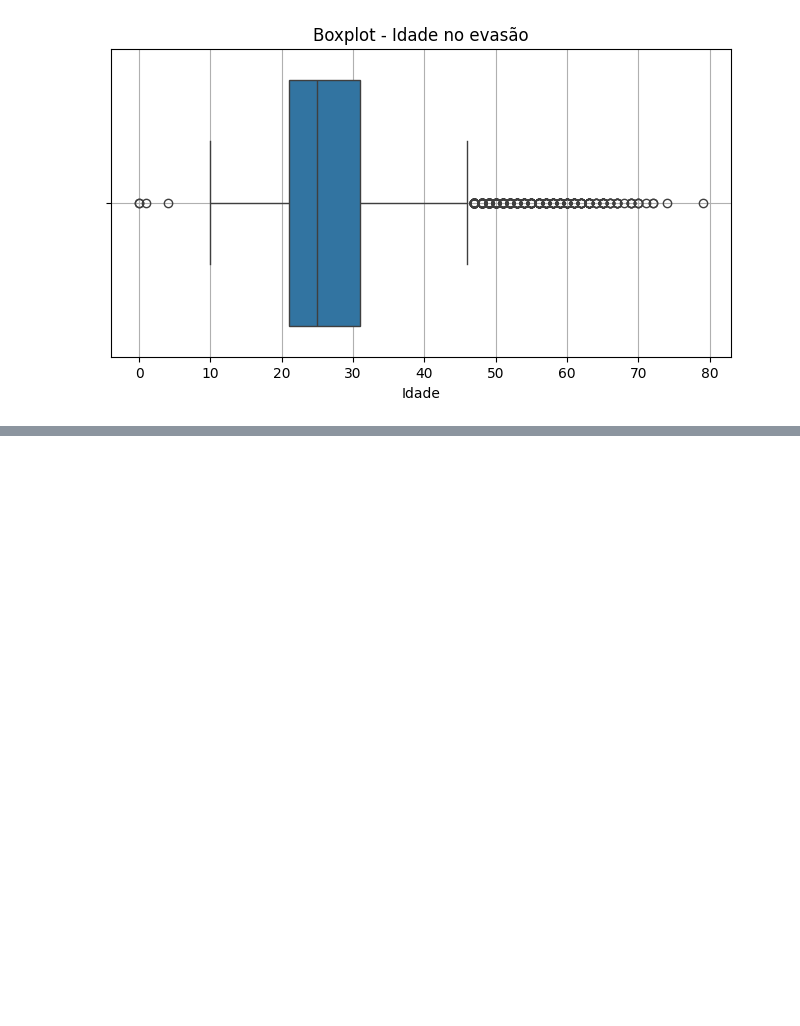
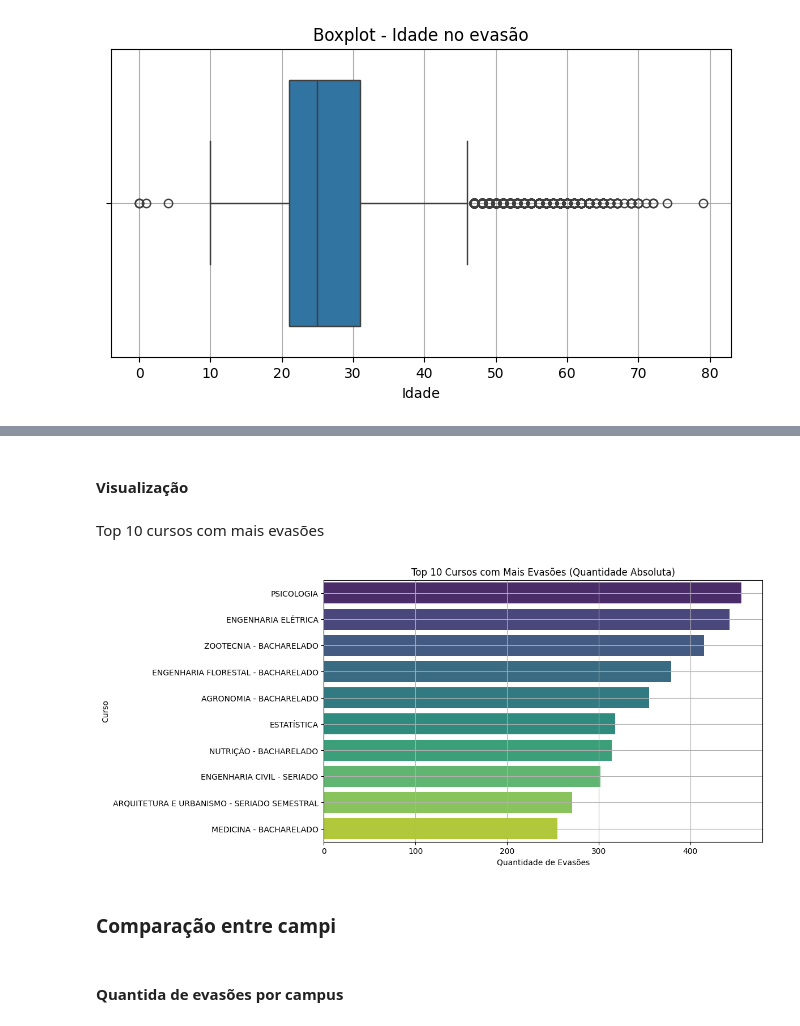
Before and after one commit to lucaslucena-la/Data_Science, a Jupyter notebook: evasão_dataset/evasao.ipynb, the cells around one changed output, grey strips where cells are left out. Drawn from its saved outputs; the diff is of its cells as text; code cells hidden in the pictures; blank space fills up the shorter version.

```diff
--- a/evasão_dataset/evasao.ipynb
+++ b/evasão_dataset/evasao.ipynb
@@ -274,0 +284,6 @@ plt.show()
+# %%
+# Quantidade absoluta
+evasao_por_curso= df['curso'].value_counts().sort_values(ascending=False)
+
+print("Top 10 cursos com mais evasões:")
+print(evasao_por_curso.head())
@@ -274,0 +314,24 @@ plt.show()
+# %% [markdown]
+#### Visualização
+# %% [markdown]
+Top 10 cursos com mais evasões
+# %%
+plt.figure(figsize=(10,6))
+sns.barplot(
+    x=evasao_por_curso.head(10).values,
+    y=evasao_por_curso.head(10).index,
+    hue=evasao_por_curso.head(10).index,
+    palette="viridis",
+    legend=False
+)
+plt.title("Top 10 Cursos com Mais Evasões (Quantidade Absoluta)")
+plt.xlabel("Quantidade de Evasões")
+plt.ylabel("Curso")
+plt.grid(True)
+plt.show()
+# %% [output]
+[figure, added]
+# %% [markdown]
+### Comparação entre campi
+# %% [markdown]
+#### Quantida de evasões por campus
```
Also changed, not shown: parts of 67 cells of this notebook, 7 other files.
